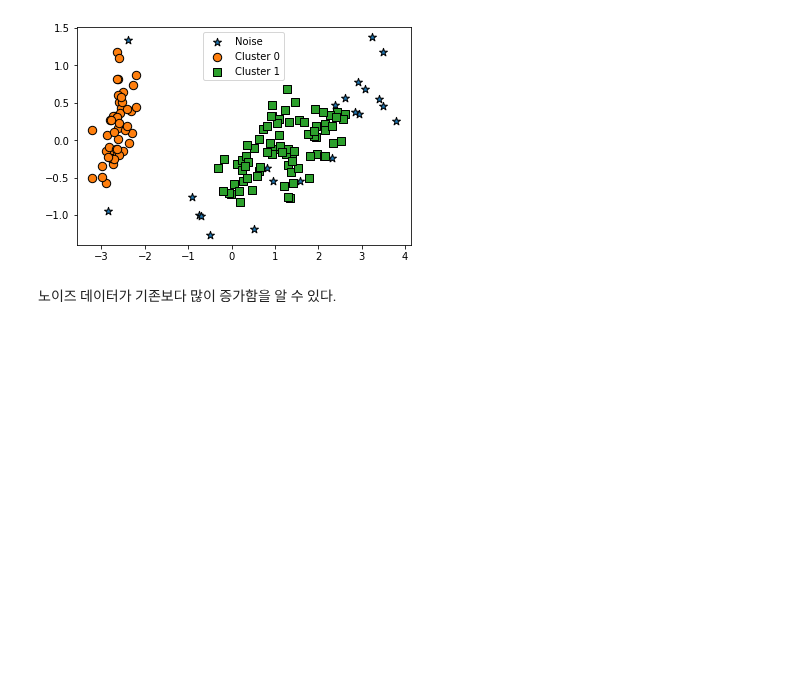
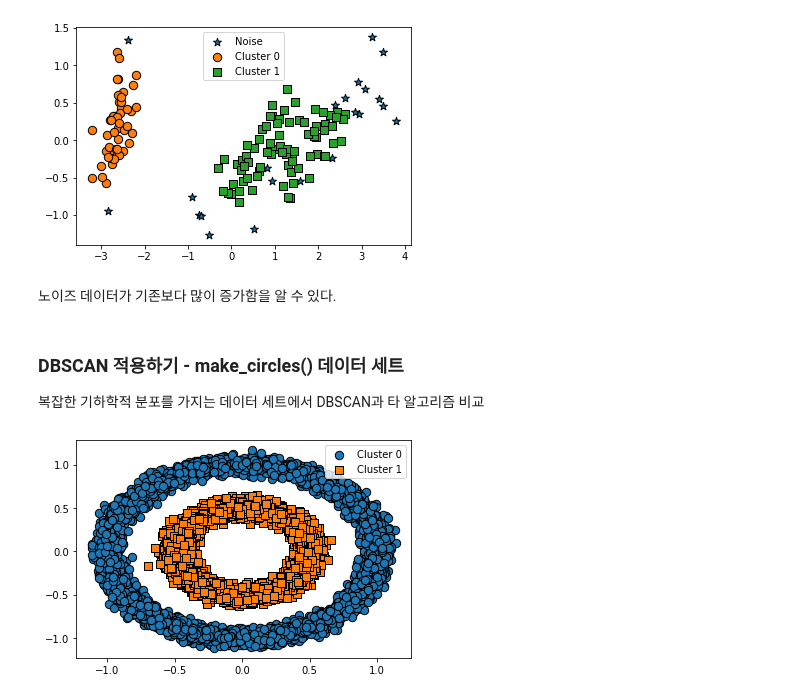
Before and after one commit to wizdom-js/data_analysis, a Jupyter notebook: 파이썬 머신러닝 완벽가이드/Chapter_07_군집화.ipynb, the cells around one changed output. Cells and saved outputs as stored; diff of their text form; code cells hidden in the pictures; blank space fills up the shorter version.

Commit message:
DBSCAN

```diff
--- a/파이썬 머신러닝 완벽가이드/Chapter_07_군집화.ipynb
+++ b/파이썬 머신러닝 완벽가이드/Chapter_07_군집화.ipynb
@@ -840,3 +840,19 @@ Name: dbscan_cluster, dtype: int64
 [figure]
 # %% [markdown]
 노이즈 데이터가 기존보다 많이 증가함을 알 수 있다.
+# %% [markdown]
+### DBSCAN 적용하기 - make_circles() 데이터 세트
+복잡한 기하학적 분포를 가지는 데이터 세트에서 DBSCAN과 타 알고리즘 비교
+# %%
+# make_circles()이용하여 내부 원과 외부 원 형태로 돼 있는 2차원 데이터 세트 만들기
+# factor : 외부원과 내부 원의 scale 비율
+
+from sklearn.datasets import make_circles
+
+X, y = make_circles(n_samples=10000, shuffle=True, noise=0.05, random_state=0, factor=0.5)
+clusterDF = pd.DataFrame(data=X, columns=['ftr1', 'ftr2'])
+clusterDF['target'] = y
+
+visualize_cluster_plot(None, clusterDF, 'target', iscenter=False)
+# %% [output]
+[figure, added]
```
Also changed, not shown: parts of 7 cells of this notebook.
